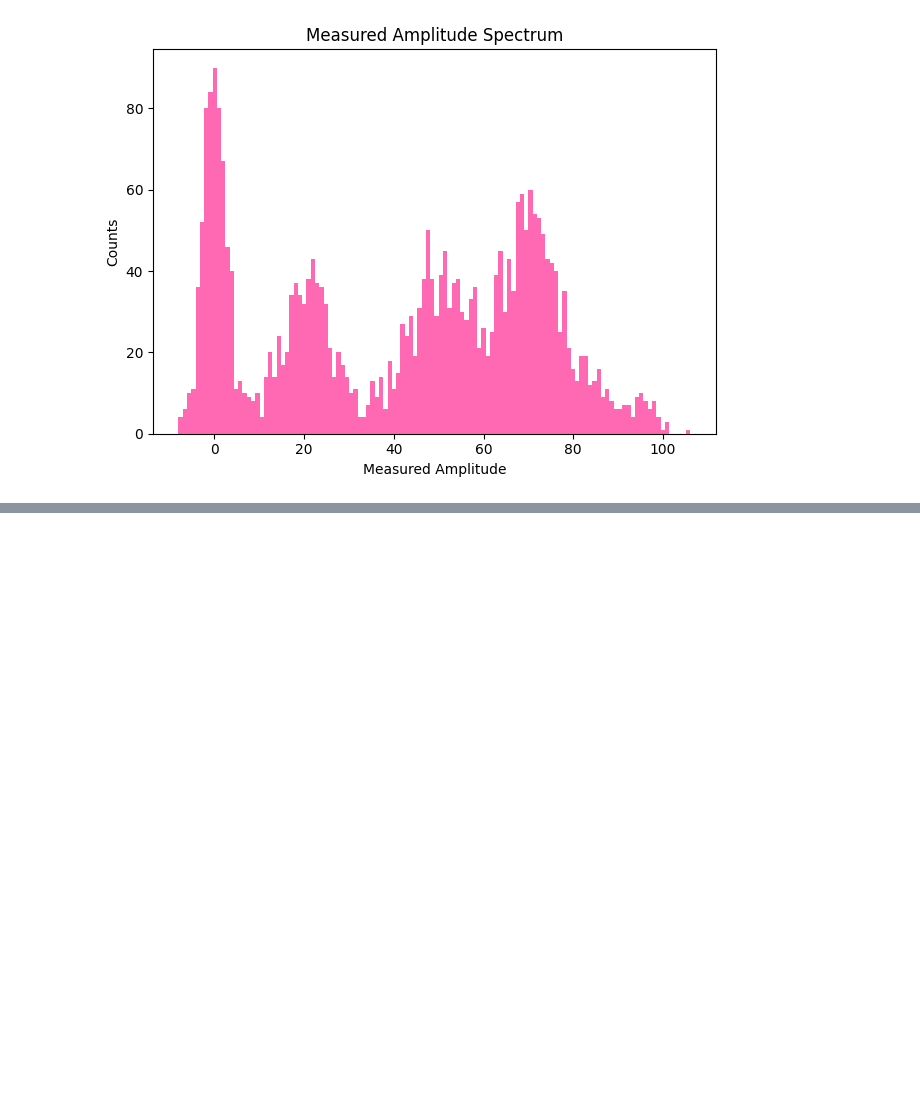
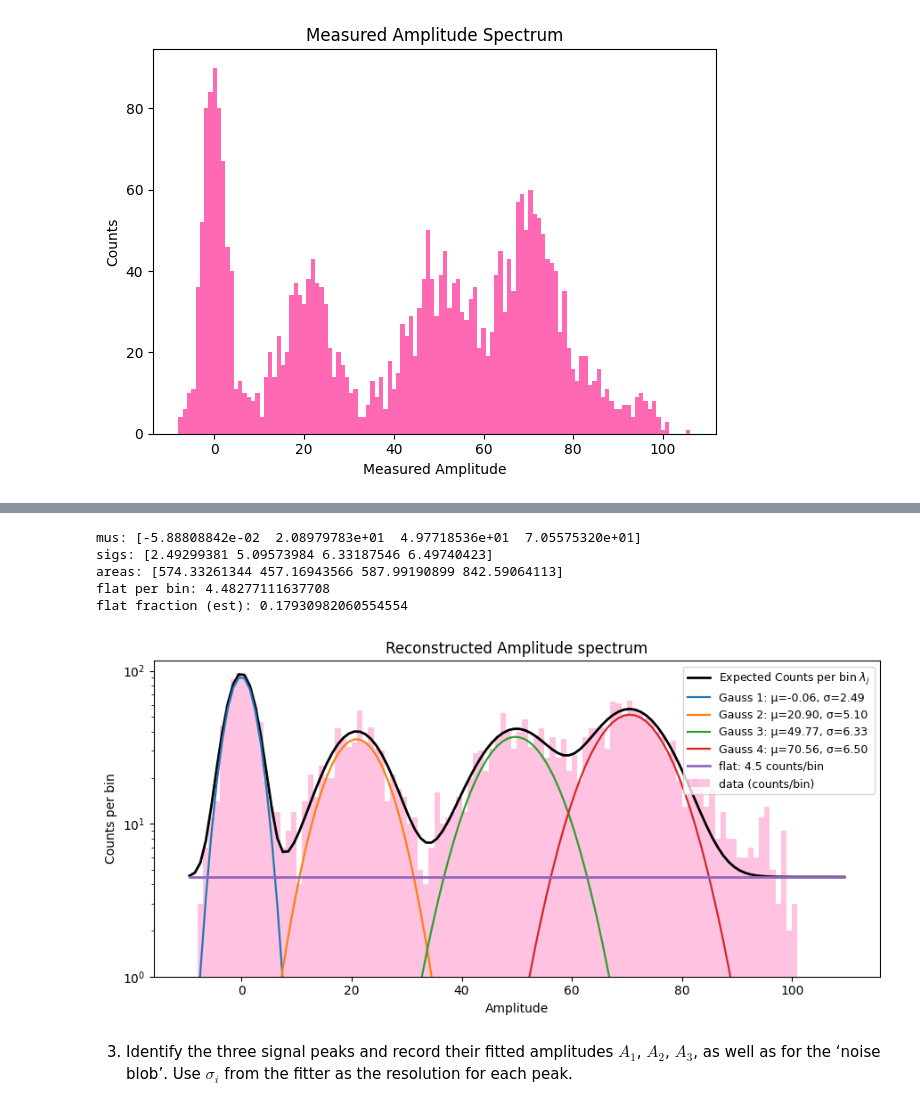
Before and after one commit to lsdun/phys657_spring_2026_Lauren_Abeera, a Jupyter notebook: Module3_Code.ipynb, the cells around one changed output, grey strips where cells are left out. Saved outputs shown, nothing was run; the diff lists cells and outputs as text; code cells hidden in the pictures; blank space fills up the shorter version.

```diff
--- a/Module3_Code.ipynb
+++ b/Module3_Code.ipynb
@@ -222,0 +233,61 @@ plt.show()
+# %%
+range_vals = (-10, 110)
+
+# Use fit_spectrum_curvefit to construct a histogram
+hist = fit_spectrum_curvefit(
+    amps,
+    n_lines=4,
+    mus_guess=None,
+    sig_guess=None,
+    include_flat=True,
+    bins=120,
+    range_vals=range_vals,
+    verbose=True
+)
+
+# extract params
+centers = hist["bin_centers"]
+edges = hist["bin_edges"]
+counts = hist["counts"]
+bw = edges[1] - edges[0]
+model_counts = hist["model_counts"]
+areas = hist["areas"]
+mus = hist["mus"]
+sigs = hist["sigs"]
+flatC = hist["flat_counts_per_bin"]
+# %% [output]
+mus: [-5.88808842e-02  2.08979783e+01  4.97718536e+01  7.05575320e+01]
+sigs: [2.49299381 5.09573984 6.33187546 6.49740423]
+areas: [574.33261344 457.16943566 587.99190899 842.59064113]
+flat per bin: 4.48277111637708
+flat fraction (est): 0.17930982060554554
+# %%
+from scipy.stats import norm
+
+plt.figure(figsize=(9, 4.5))
+plt.bar(centers, counts, width=bw, alpha=0.4, color = "hotpink", label="data (counts/bin)")
+plt.plot(centers, model_counts, "k-", lw=2, label="Expected Counts per bin $\lambda_j$")
+
+# individual Gaussian components
+for i in range(len(areas)):
+    one_gauss = areas[i] * norm.pdf(centers, loc=mus[i], scale=sigs[i]) * bw
+    plt.plot(
+        centers, one_gauss, lw=1.6,
+        label=f"Gauss {i+1}: μ={mus[i]:.2f}, σ={sigs[i]:.2f}"
+    )
+
+# flat background component
+plt.plot(centers, np.full_like(centers, flatC), lw=2, label=f"flat: {flatC:.1f} counts/bin")
+
+plt.xlabel("Amplitude")
+plt.ylabel("Counts per bin")
+plt.title("Reconstructed Amplitude spectrum")
+plt.yscale("log")  # typical for spectra
+plt.ylim(1, max(10, counts.max()*1.2))
+plt.legend(ncol=1, fontsize=9)
+plt.tight_layout()
+plt.show()
+# %% [output]
+[figure, added]
+# %% [markdown]
+3. Identify the three signal peaks and record their fitted amplitudes $A_1$, $A_2$, $A_3$, as well as for the ‘noise blob’. Use $\sigma_i$ from the fitter as the resolution for each peak.
```
Also changed, not shown: parts of 5 cells of this notebook.
